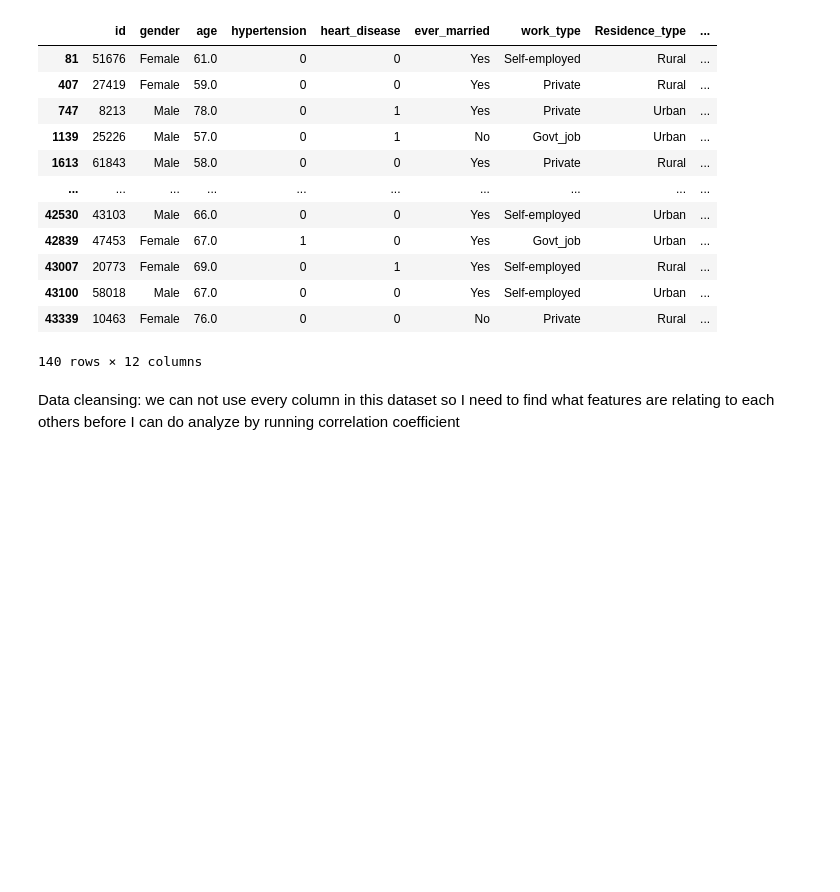
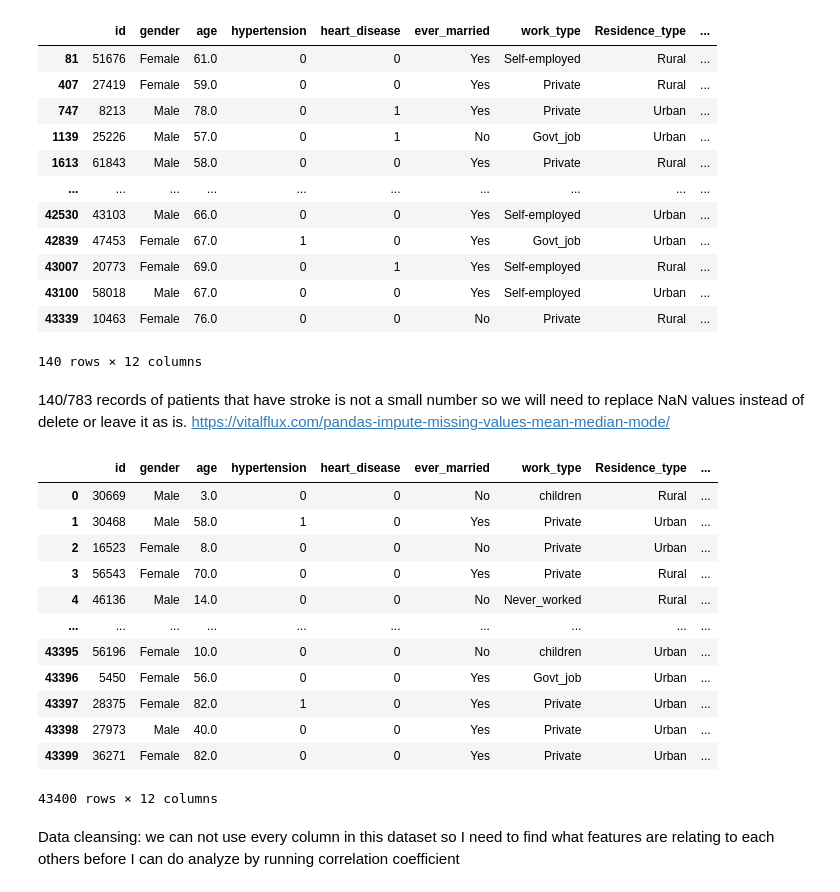
Before and after one commit to nghiepluu/stroke_detection, a Jupyter notebook: Dissertation.ipynb, the cells around one changed output. Cells and saved outputs as stored; diff of their text form; code cells hidden in the pictures; blank space fills up the shorter version.

```diff
--- a/Dissertation.ipynb
+++ b/Dissertation.ipynb
@@ -102,6 +105,27 @@ df.loc[(df['bmi'].isnull()) & (df['stroke']==1)]
 | 43100 | 58018 | Male | 67.0 | 0 | 0 | Yes | Self-employed | Urban | ... |
 | 43339 | 10463 | Female | 76.0 | 0 | 0 | No | Private | Rural | ... |
 140 rows × 12 columns
+# %% [markdown]
+140/783 records of patients that have stroke is not a small number so we will need to replace NaN values instead of delete or leave it as is.
+https://vitalflux.com/pandas-impute-missing-values-mean-median-mode/
+# %%
+df.loc[df['bmi'].isnull()].replace(np.nan, df['bmi'].mean())
+df['bmi'].round()
+df
+# %% [output]
+|  | id | gender | age | hypertension | heart_disease | ever_married | work_type | Residence_type | ... |
+| 0 | 30669 | Male | 3.0 | 0 | 0 | No | children | Rural | ... |
+| 1 | 30468 | Male | 58.0 | 1 | 0 | Yes | Private | Urban | ... |
+| 2 | 16523 | Female | 8.0 | 0 | 0 | No | Private | Urban | ... |
+| 3 | 56543 | Female | 70.0 | 0 | 0 | Yes | Private | Rural | ... |
+| 4 | 46136 | Male | 14.0 | 0 | 0 | No | Never_worked | Rural | ... |
+| ... | ... | ... | ... | ... | ... | ... | ... | ... | ... |
+| 43395 | 56196 | Female | 10.0 | 0 | 0 | No | children | Urban | ... |
+| 43396 | 5450 | Female | 56.0 | 0 | 0 | Yes | Govt_job | Urban | ... |
+| 43397 | 28375 | Female | 82.0 | 1 | 0 | Yes | Private | Urban | ... |
+| 43398 | 27973 | Male | 40.0 | 0 | 0 | Yes | Private | Urban | ... |
+| 43399 | 36271 | Female | 82.0 | 0 | 0 | Yes | Private | Urban | ... |
+43400 rows × 12 columns
 # %% [markdown]
 Data cleansing: we can not use every column in this dataset so I need to find what features are relating to each others before I can do analyze by running correlation coefficient
 # %%
```
Also changed, not shown: parts of 1 cell of this notebook.
